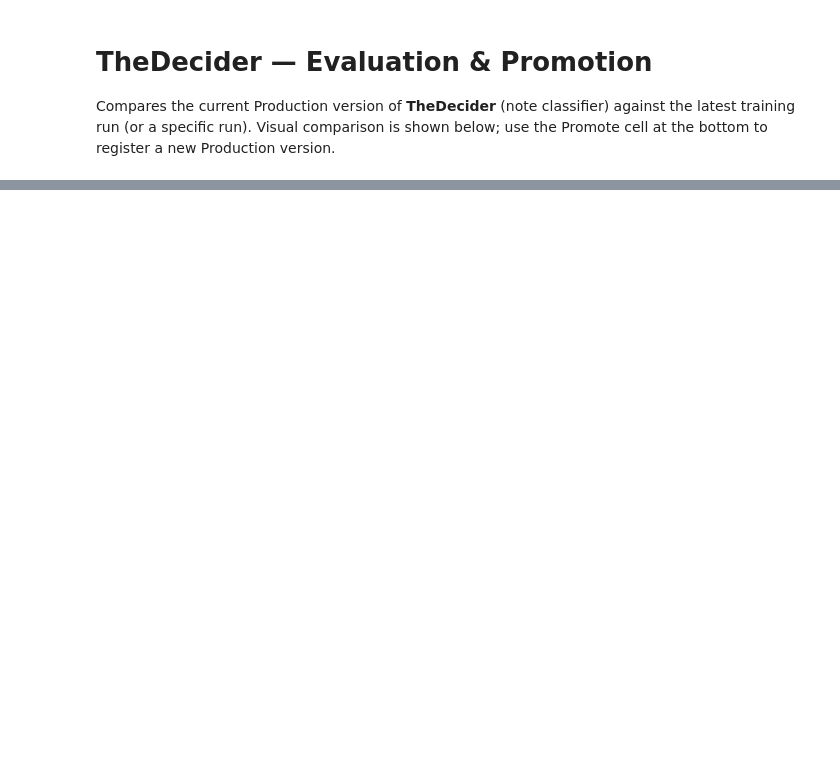
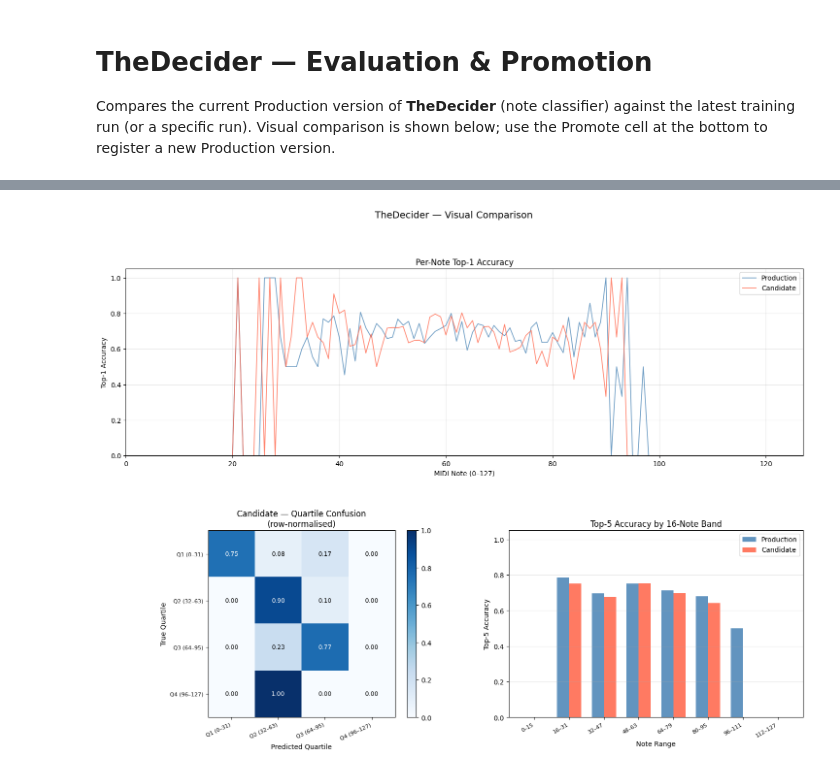
Before and after one commit to Minigrim0/rustic, a Jupyter notebook: dev/TheDecider.ipynb, the cells around one changed output, grey strips where cells are left out. Cells and saved outputs as stored; diff of their text form; code cells hidden in the pictures; blank space fills up the shorter version.

```diff
--- a/dev/TheDecider.ipynb
+++ b/dev/TheDecider.ipynb
@@ -34,11 +40,11 @@ print(f"Val samples: {len(val_ds)}")
 prod_model = None
 prod_metrics = {}
 
-prod_versions = client.get_latest_versions(MODEL_NAME, stages=["Production"])
+prod_versions = client.get_latest_versions(MODEL_NAME)
 if prod_versions:
     prod_model = mlflow.pytorch.load_model(prod_versions[0].source, map_location=device)
     prod_model.eval()
     print(f"Production: version {prod_versions[0].version} ({prod_versions[0].run_id[:8]})")
     prod_metrics = evaluate(prod_model, val_loader, device)
 else:
-    print("No Production version registered yet — candidate will be evaluated against nothing.")
+    print("No registered version registered yet — candidate will be evaluated against nothing.")
@@ -72,11 +87,95 @@ display(pd.DataFrame(rows).set_index("metric"))
 # %%
 # ── Visual comparison ─────────────────────────────────────────────────────
-# TODO: implement once TheDecider and its dataset are ready.
-# Suggested plots:
-#   - Per-note top-1 accuracy bar chart (production vs candidate overlay)
-#   - Confusion matrix on note quartiles
-#   - Top-5 accuracy by note range
-print("Visual comparison: TODO")
+import numpy as np
+import matplotlib.pyplot as plt
+import matplotlib.gridspec as gridspec
+from rustic_ml.the_decider.inference import evaluate_detailed
+
+cand_detail = evaluate_detailed(cand_model, val_loader, device)
+prod_detail = evaluate_detailed(prod_model, val_loader, device) if prod_model is not None else None
+
+notes = np.arange(128)
+
+fig = plt.figure(figsize=(18, 12))
+gs  = gridspec.GridSpec(2, 2, figure=fig, hspace=0.4, wspace=0.3)
+
+# ── 1. Per-note top-1 accuracy (line chart) ────────────────────────────────
+ax1 = fig.add_subplot(gs[0, :])
+if prod_detail:
+    ax1.plot(notes, prod_detail["per_note_top1"], color="steelblue", alpha=0.8,
+             linewidth=1.2, label="Production")
+ax1.plot(notes, cand_detail["per_note_top1"], color="tomato", alpha=0.8,
+         linewidth=1.2, label="Candidate")
+ax1.set_xlabel("MIDI Note (0–127)")
+ax1.set_ylabel("Top-1 Accuracy")
+ax1.set_title("Per-Note Top-1 Accuracy")
+ax1.set_xlim(0, 127)
+ax1.set_ylim(0, 1.05)
+ax1.legend()
+ax1.grid(True, alpha=0.3)
+
+# ── 2. Quartile confusion matrix (candidate) ──────────────────────────────
+ax2 = fig.add_subplot(gs[1, 0])
+quartile_labels = ["Q1 (0–31)", "Q2 (32–63)", "Q3 (64–95)", "Q4 (96–127)"]
+
+def quartile_confusion(conf128):
+    q = np.zeros((4, 4), dtype=np.float64)
+    for i in range(4):
+        for j in range(4):
+            q[i, j] = conf128[i*32:(i+1)*32, j*32:(j+1)*32].sum()
+    row_sums = q.sum(axis=1, keepdims=True)
+    return np.divide(q, row_sums, where=row_sums > 0)
+
+cand_q = quartile_confusion(cand_detail["confusion"])
+im = ax2.imshow(cand_q, cmap="Blues", vmin=0, vmax=1)
+ax2.set_xticks(range(4)); ax2.set_yticks(range(4))
+ax2.set_xticklabels(quartile_labels, rotation=25, ha="right", fontsize=8)
+ax2.set_yticklabels(quartile_labels, fontsize=8)
+ax2.set_xlabel("Predicted Quartile"); ax2.set_ylabel("True Quartile")
+ax2.set_title("Candidate — Quartile Confusion\n(row-normalised)")
+for i in range(4):
+    for j in range(4):
+        ax2.text(j, i, f"{cand_q[i,j]:.2f}", ha="center", va="center",
+                 color="white" if cand_q[i,j] > 0.55 else "black", fontsize=9)
+plt.colorbar(im, ax=ax2, fraction=0.046, pad=0.04)
+
+# ── 3. Top-5 accuracy by 16-note bands ────────────────────────────────────
+ax3 = fig.add_subplot(gs[1, 1])
+N_BANDS, BAND_SIZE = 8, 16
+band_labels = [f"{i*BAND_SIZE}–{(i+1)*BAND_SIZE-1}" for i in range(N_BANDS)]
+
+def top5_by_band(detail, n=N_BANDS, size=BAND_SIZE):
+    accs = []
+    for i in range(n):
+        s, e   = i * size, (i + 1) * size
+        counts = detail["note_counts"][s:e].sum()
+        if counts == 0:
+            accs.append(0.0)
+        else:
+            accs.append((detail["per_note_top5"][s:e] * detail["note_counts"][s:e]).sum() / counts)
+    return np.array(accs)
+
+x    = np.arange(N_BANDS)
+w    = 0.35
+cand_bands = top5_by_band(cand_detail)
+if prod_detail:
+    prod_bands = top5_by_band(prod_detail)
+    ax3.bar(x - w/2, prod_bands, w, label="Production", color="steelblue", alpha=0.85)
+    ax3.bar(x + w/2, cand_bands, w, label="Candidate",  color="tomato",    alpha=0.85)
+else:
+    ax3.bar(x, cand_bands, w * 1.5, label="Candidate", color="tomato", alpha=0.85)
+ax3.set_xticks(x)
+ax3.set_xticklabels(band_labels, rotation=30, ha="right", fontsize=8)
+ax3.set_xlabel("Note Range"); ax3.set_ylabel("Top-5 Accuracy")
+ax3.set_title("Top-5 Accuracy by 16-Note Band")
+ax3.set_ylim(0, 1.05)
+ax3.legend()
+ax3.grid(True, alpha=0.3, axis="y")
+
+fig.suptitle("TheDecider — Visual Comparison", fontsize=14)
+plt.show()
+# %% [output]
+[figure, added]
 # %%
 # ── Promote ───────────────────────────────────────────────────────────────
 # Register the candidate as the new Production version.
```
Also changed, not shown: parts of 5 cells of this notebook, 8 other files.
